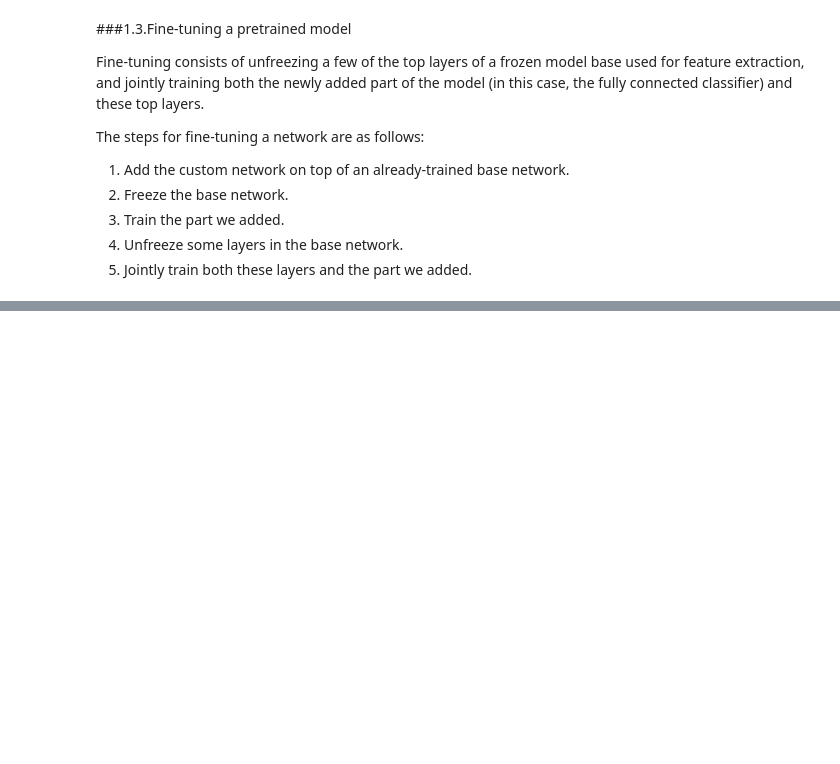
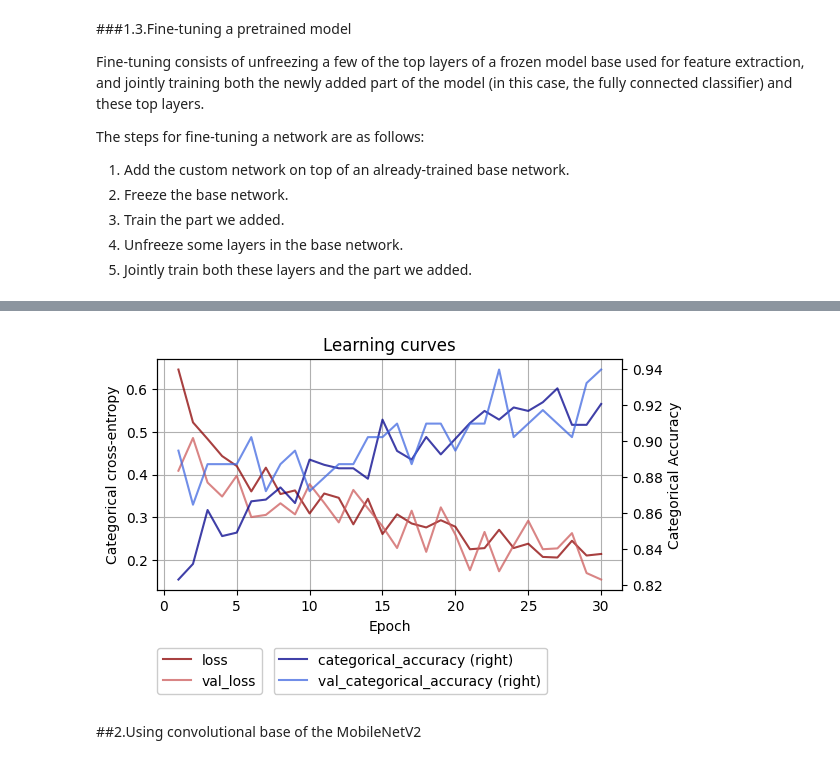
Before and after one commit to iryna-savchuk/DL_project, a Jupyter notebook: Optional 1. Transfer_Learning.ipynb, the cells around one changed output, grey strips where cells are left out. Cells and saved outputs as stored; diff of their text form; code cells hidden in the pictures; blank space fills up the shorter version.

```diff
--- a/Optional 1. Transfer_Learning.ipynb
+++ b/Optional 1. Transfer_Learning.ipynb
@@ -430,0 +468,19 @@ We already completed the first three steps when doing feature extraction. Let’
+# %%
+# Fine-tuning the model
+model.compile(loss="categorical_crossentropy",
+              optimizer=keras.optimizers.RMSprop(learning_rate=1e-5),
+              metrics=[metrics.CategoricalAccuracy(name='categorical_accuracy'),
+              metrics.AUC(name='AUROC')])
+
+callbacks = [
+    keras.callbacks.ModelCheckpoint(
+    filepath="fine_tuning.keras",
+    save_best_only=True,
+    monitor="val_loss")
+]
+
+history = model.fit(
+    ds_train,
+    epochs=30,
+    validation_data=ds_validation,
+    callbacks=callbacks)
@@ -430,0 +505,7 @@ We already completed the first three steps when doing feature extraction. Let’
+# %%
+# Ploting out the learning curves
+plot_learning_curves(history)
+# %% [output]
+[figure, added]
+# %% [markdown]
+##2.Using convolutional base of the MobileNetV2
```
Also changed, not shown: parts of 52 cells of this notebook.
